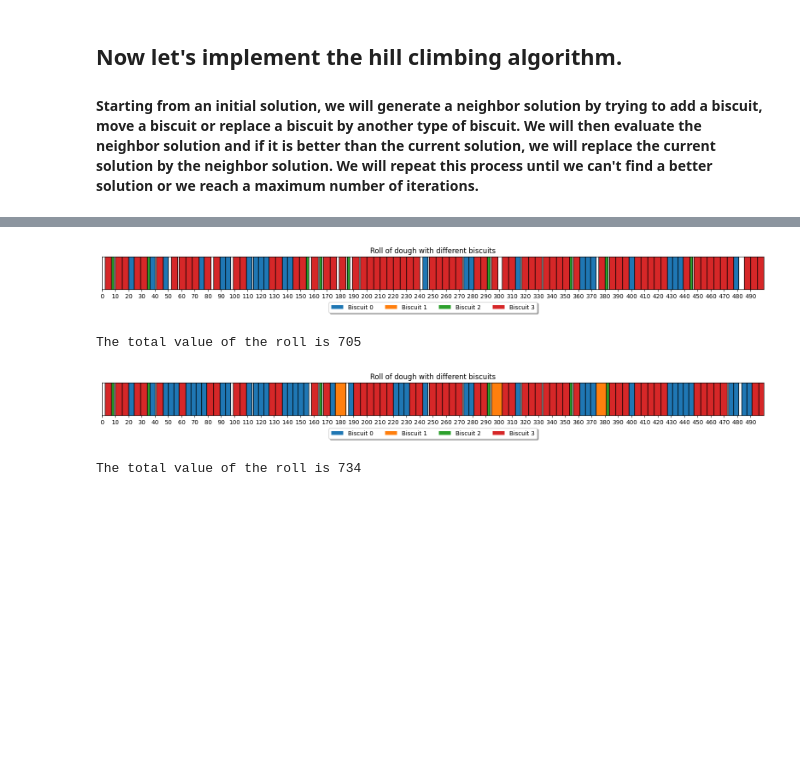
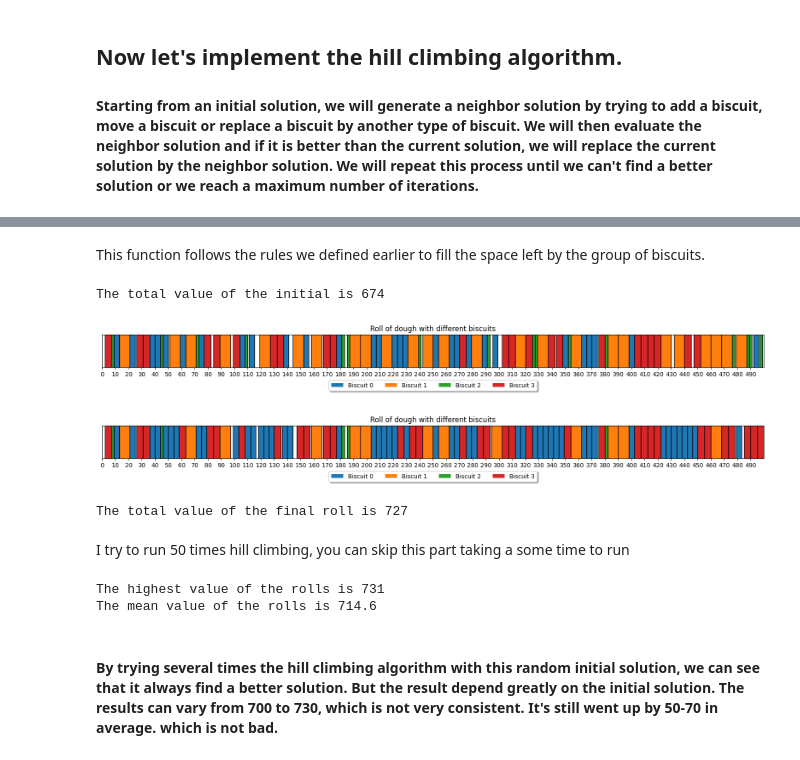
Before and after one commit to OceanSp/AI_Cookie, a Jupyter notebook: CookieFact.ipynb, the cells around one changed output, grey strips where cells are left out. Cells and saved outputs as stored; diff of their text form; code cells hidden in the pictures; blank space fills up the shorter version.

Commit message:
feat : clean hill climbing

```diff
--- a/CookieFact.ipynb
+++ b/CookieFact.ipynb
@@ -139,7 +106,7 @@ Defect(position=301.2810691469357, classe=a)
 class Roll:
     """
     A class to represent a roll of dough.
-    It contains also the information of the assigned biscuits and their positions.
+    This is the main class where all of our interactions concerning checking and placing biscuits on the roll will happen.
 
     Attributes
     ----------
@@ -149,10 +116,6 @@ class Roll:
         the list of defects in the roll
     assigned_biscuits : tuple(Biscuit, int)
         the list of assigned biscuits with the type of biscuit and its starting position
-
-    Methods
-    -------
-
     """
 
     def __init__(self, length=500, defects = defects):
@@ -176,7 +139,7 @@ class Roll:
             position (int): the position of the biscuit in the roll
 
         Returns:
-            bool: True if the assignment is valid, False otherwise
+            bool: True if all the constraints are respected, False otherwise
         """
 
         # Check if there is no overlap in biscuit placement
@@ -193,7 +156,6 @@ class Roll:
             if nb_defects > biscuit.defects_threshold[classe]: # if the number of defects of the class in the interval of the biscuit is greater than the maximum number of defects of the class
                 return False
 
-
         # Check if the sum of the sizes of the assigned biscuits does not exceed the length of the roll of dough
         if sum([assigned_biscuit[0].size for assigned_biscuit in self.assigned_biscuits]) + biscuit.size > self.length:
             return False
@@ -205,7 +167,7 @@ class Roll:
         Calculate the total value of the assigned biscuits on the roll
 
         Returns:
-            int: the total value of the assigned biscuits
+            int: the value of our roll
         """
         return sum([assigned_biscuit[0].value for assigned_biscuit in self.assigned_biscuits])
 
@@ -215,7 +177,7 @@ class Roll:
 
         Args:
             biscuit (Biscuit): the biscuit to be placed
-            position (int): the position of the biscuit in the roll
+            position (int): the starting position of the biscuit to be placed
         """
         if self.check_constraints(biscuit, position):
             self.assigned_biscuits.append((biscuit, position))
@@ -229,7 +191,7 @@ class Roll:
 
         Args:
             biscuit (Biscuit): the biscuit to be removed
-            position (int): the position of the biscuit in the roll
+            position (int): the starting position of the biscuit in the roll
         """
         self.assigned_biscuits.remove((biscuit, position))
 
@@ -270,29 +234,25 @@ def visualize_roll(roll, biscuits=biscuits):
     Visualize the roll of dough with each biscuit type in a different color
 
     Args:
-        roll (Roll): the roll of dough
+        roll (Roll): the roll of dough to visualize
         biscuits (list): the list of biscuits produced by the factory
     """
 
-    # Plot the roll of dough
     plt.figure(figsize=(20, 1))
     plt.xlim(0, roll.length)
     plt.ylim(0, 1)
     plt.yticks([])
     plt.xticks(np.arange(0, roll.length, 10))
     plt.title('Roll of dough with different biscuits')
-
-    # Define the colors for each biscuit type
     colors = ['tab:blue', 'tab:orange', 'tab:green', 'tab:red']
 
     for assigned_biscuit in roll.assigned_biscuits:
-        # Trouver l'index du biscuit en fonction d'une propriété unique (par exemple, la taille)
-        biscuit_index = next((i for i, biscuit in enumerate(biscuits) if biscuit.size == assigned_biscuit[0].size), None)
+        biscuit_index = next((i for i, biscuit in enumerate(biscuits) if biscuit.size == assigned_biscuit[0].size), None) # we want to categorize the biscuits by their size so we can use the same color for each biscuit size
         if biscuit_index is not None:
             color = colors[biscuit_index]
             plt.barh(0, assigned_biscuit[0].size, left=assigned_biscuit[1], height=2, color=color, edgecolor='black', linewidth=1)
 
-    # define the labels for the legend
+    # define the 4 labels that will appear in the legend
     for i, biscuit in enumerate(biscuits):
         plt.barh(0, 0, color=colors[i], label=f'Biscuit {i}')
 
@@ -453,7 +439,7 @@ The mean value of the rolls is 656.32
 
 #### Starting from an initial solution, we will generate a neighbor solution by trying to add a biscuit, move a biscuit or replace a biscuit by another type of biscuit. We will then evaluate the neighbor solution and if it is better than the current solution, we will replace the current solution by the neighbor solution. We will repeat this process until we can't find a better solution or we reach a maximum number of iterations.
 # %%
-def hill_climbing(biscuits, max_iterations=1000):
+def hill_climbing(roll, max_iterations=1000):
     """
     Apply the hill climbing algorithm to find the best solution.
 
@@ -462,19 +448,14 @@ def hill_climbing(biscuits, max_iterations=1000):
         max_iterations (int): the maximum number of iterations
 
     Returns:
-        Roll: the roll of dough with the biscuits placed on it
+        Roll: the best roll of dough found
     """
-    # Generate an initial solution
-    #roll = generate_initial_solution(biscuits)
-    roll = generate_initial_greedy_solution(biscuits)
-    visualize_roll(roll)
-    print(f'The total value of the roll is {roll.total_value()}')
-    # Repeat until we reach a maximum number of iterations
     for _ in range(max_iterations):
         # Generate a neighbor solution
         neighbor_roll = generate_neighbor_solution(roll)
         # Evaluate the neighbor solution
         if neighbor_roll.total_value() > roll.total_value(): # if the neighbor solution is better than the current solution
             roll = neighbor_roll # we replace the current solution by the neighbor solution
+            # print(f'Current best roll has a value of {roll.total_value()}') # can be put under comment if we don't want to see the progress
 
     return roll
@@ -577,0 +514,2 @@ Vérifier les Contraintes : Assurez-vous que la nouvelle configuration respecte
+# %% [markdown]
+This function follows the rules we defined earlier to fill the space left by the group of biscuits.
@@ -578,9 +553,23 @@ Vérifier les Contraintes : Assurez-vous que la nouvelle configuration respecte
 # %%
-roll_hill_climbing = hill_climbing(biscuits)
+roll_initial =generate_initial_solution(biscuits)
+print(f'The total value of the initial is {roll_initial.total_value()}')
+visualize_roll(roll_initial)
+roll_hill_climbing = hill_climbing(roll_initial)
 visualize_roll(roll_hill_climbing)
-print(f'The total value of the roll is {roll_hill_climbing.total_value()}')
+print(f'The total value of the final roll is {roll_hill_climbing.total_value()}')
 # %% [output]
+The total value of the initial is 674
-[figure, old version]
+[figure, new version]
-The total value of the roll is 705
-[figure, old version]
+[figure, new version]
-The total value of the roll is 734
+The total value of the final roll is 727
+# %% [markdown]
+I try to run 50 times hill climbing, you can skip this part taking a some time to run
+# %%
+rolls_hill_climbing = [hill_climbing(generate_initial_solution(biscuits)) for _ in range(50)]
+print(f'The highest value of the rolls is {max([roll.total_value() for roll in rolls_hill_climbing])}')
+print(f'The mean value of the rolls is {np.mean([roll.total_value() for roll in rolls_hill_climbing])}')
+# %% [output]
+The highest value of the rolls is 731
+The mean value of the rolls is 714.6
+# %% [markdown]
+#### By trying several times the hill climbing algorithm with this random initial solution, we can see that it always find a better solution. But the result depend greatly on the initial solution. The results can vary from 700 to 730, which is not very consistent. It's still went up by 50-70 in average. which is not bad.
```
Also changed, not shown: parts of 17 cells of this notebook.
